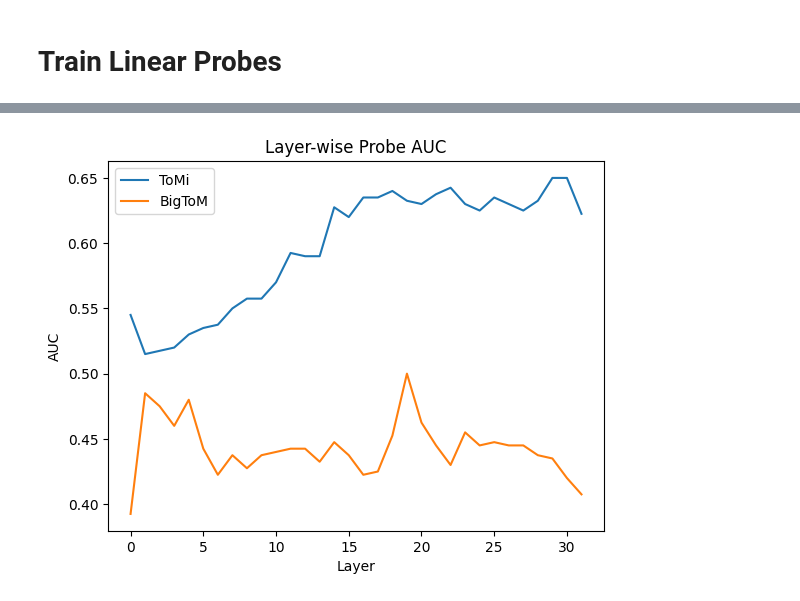
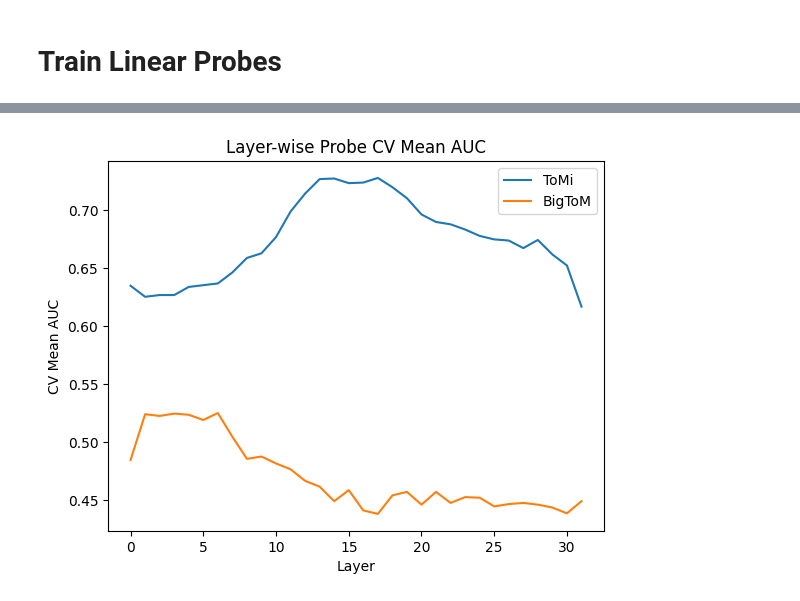
Before and after one commit to froge159/belief-project-sef, a Jupyter notebook: experiments/phase1.ipynb, the cells around one changed output, grey strips where cells are left out. Cells and saved outputs as stored; diff of their text form; code cells hidden in the pictures.

```diff
--- a/experiments/phase1.ipynb
+++ b/experiments/phase1.ipynb
@@ -252,12 +256,12 @@ print("Best BigToM layer:", best_bigtom_layer, "Accuracy:", final_bigtom_results
 # %%
 import matplotlib.pyplot as plt
 
-plt.plot(tomi_results["auc"], label="ToMi")
-plt.plot(bigtom_results["auc"], label="BigToM")
+plt.plot(tomi_aucs.mean(axis=0), label="ToMi")
+plt.plot(bigtom_aucs.mean(axis=0), label="BigToM")
 plt.xlabel("Layer")
-plt.ylabel("AUC")
+plt.ylabel("CV Mean AUC")
 plt.legend()
-plt.title("Layer-wise Probe AUC")
+plt.title("Layer-wise Probe CV Mean AUC")
 plt.show()
 # %% [output]
-[figure, old version]
+[figure, new version]
```
Also changed, not shown: parts of 10 cells of this notebook.
